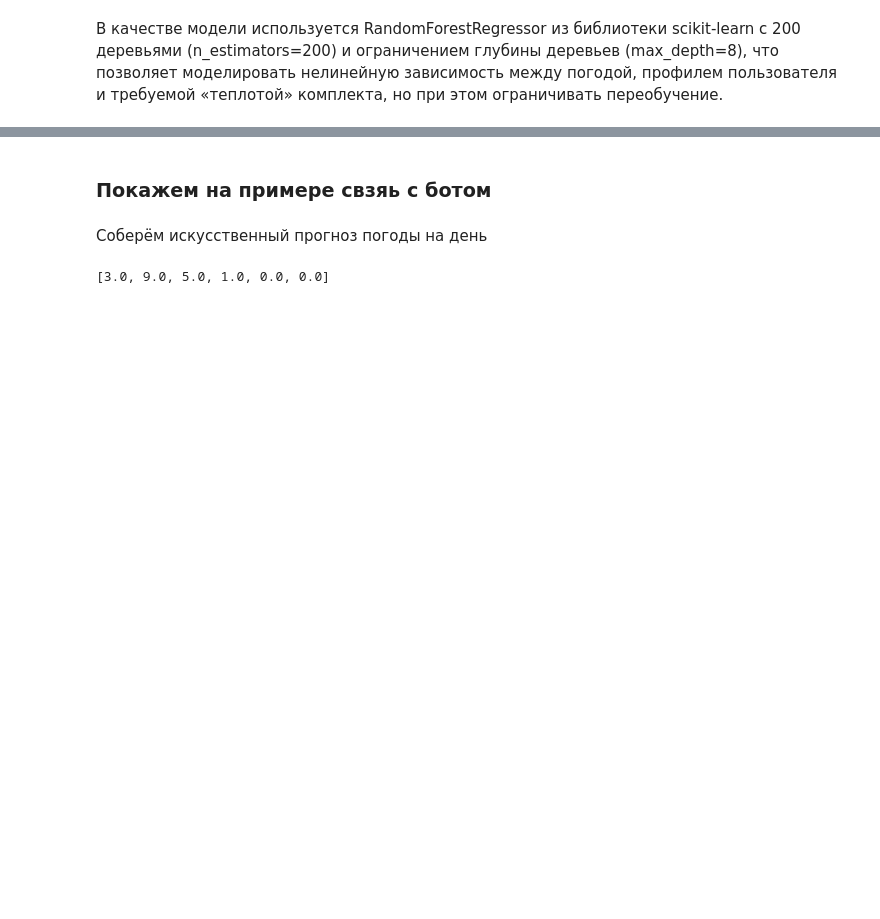
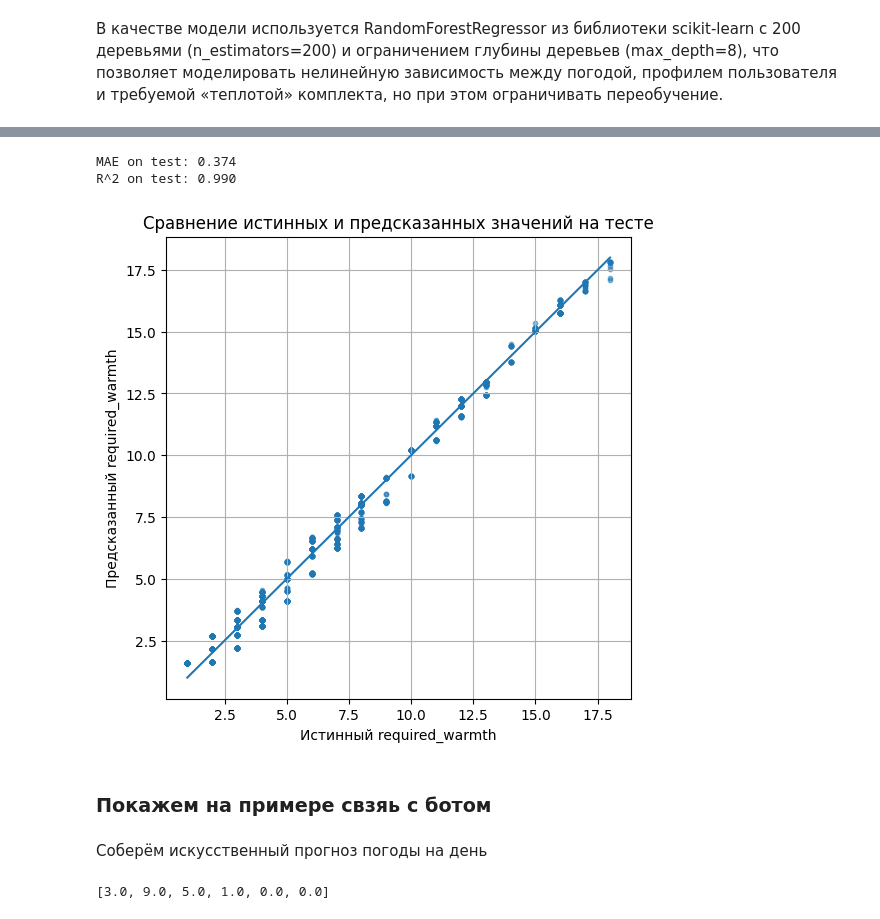
Before and after one commit to evaibodova/final-project-adv-python, a Jupyter notebook: weather_stylist/ml/train_warmth_model.ipynb, the cells around one changed output, grey strips where cells are left out. Drawn from its saved outputs; the diff is of its cells as text; code cells hidden in the pictures; blank space fills up the shorter version.

```diff
--- a/weather_stylist/ml/train_warmth_model.ipynb
+++ b/weather_stylist/ml/train_warmth_model.ipynb
@@ -87,3 +87,38 @@ y_pred: 4.5
+# %%
+from sklearn.model_selection import train_test_split
+from sklearn.metrics import mean_absolute_error, r2_score
+import matplotlib.pyplot as plt
+
+X = df[FEATURE_COLUMNS]
+y = df["required_warmth"]
+
+X_train, X_test, y_train, y_test = train_test_split(
+    X, y, test_size=0.2, random_state=42
+)
+
+y_pred = reg.predict(X_test)
+
+mae = mean_absolute_error(y_test, y_pred)
+r2 = r2_score(y_test, y_pred)
+print(f"MAE on test: {mae:.3f}")
+print(f"R^2 on test: {r2:.3f}")
+
+plt.figure(figsize=(6, 6))
+plt.scatter(y_test, y_pred, alpha=0.5, s=10)
+
+min_val = min(y_test.min(), y_pred.min())
+max_val = max(y_test.max(), y_pred.max())
+plt.plot([min_val, max_val], [min_val, max_val])
+
+plt.xlabel("Истинный required_warmth")
+plt.ylabel("Предсказанный required_warmth")
+plt.title("Сравнение истинных и предсказанных значений на тесте")
+plt.grid(True)
+plt.show()
+# %% [output]
+MAE on test: 0.374
+R^2 on test: 0.990
+[figure, added]
 # %% [markdown]
 ### Покажем на примере свзяь с ботом
 # %% [markdown]
```
Also changed, not shown: parts of 6 cells of this notebook.
